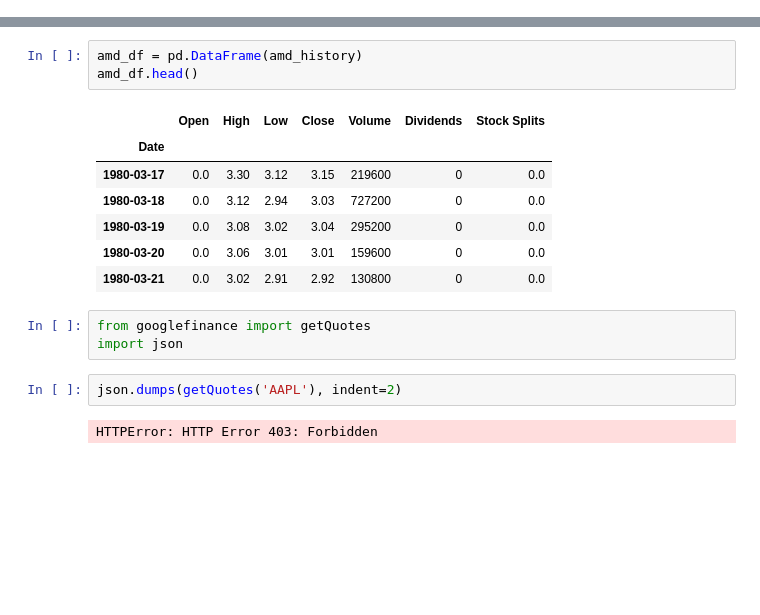
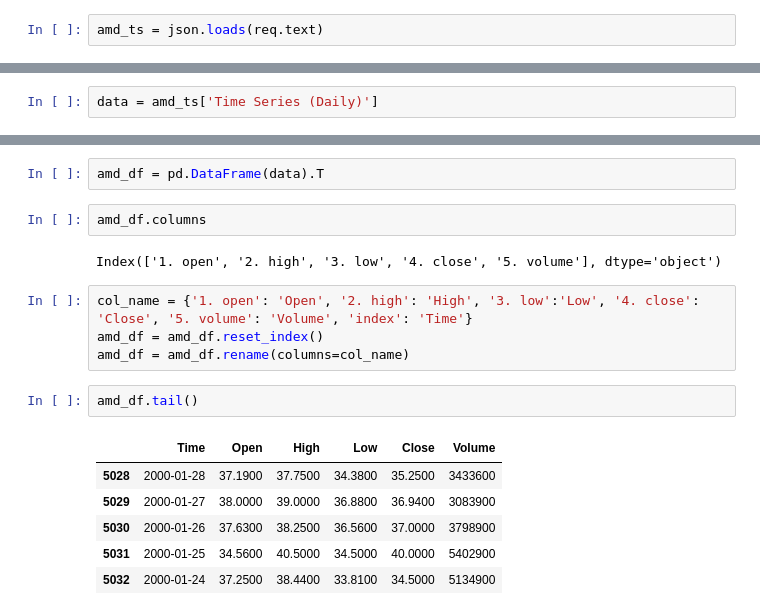
Before and after one commit to Fradley/BigStonks, a Jupyter notebook: DataCollect.ipynb, the cells around one changed output, grey strips where cells are left out. Saved outputs shown, nothing was run; the diff lists cells and outputs as text; blank space fills up the shorter version.

Commit message:
Create automated data process. Implement quick Prophet analysis.

```diff
--- a/DataCollect.ipynb
+++ b/DataCollect.ipynb
@@ -27,0 +18,2 @@ amd_history = amd.history(period='max')
+# %%
+amd_ts = json.loads(req.text)
@@ -27,0 +22,2 @@ amd_history = amd.history(period='max')
+# %%
+data = amd_ts['Time Series (Daily)']
@@ -28,18 +32,19 @@ amd_history = amd.history(period='max')
 # %%
-amd_df = pd.DataFrame(amd_history)
-amd_df.head()
+amd_df = pd.DataFrame(data).T
-# %% [output]
-|  | Open | High | Low | Close | Volume | Dividends | Stock Splits |
-| Date |  |  |  |  |  |  |  |
-| 1980-03-17 | 0.0 | 3.30 | 3.12 | 3.15 | 219600 | 0 | 0.0 |
-| 1980-03-18 | 0.0 | 3.12 | 2.94 | 3.03 | 727200 | 0 | 0.0 |
-| 1980-03-19 | 0.0 | 3.08 | 3.02 | 3.04 | 295200 | 0 | 0.0 |
-| 1980-03-20 | 0.0 | 3.06 | 3.01 | 3.01 | 159600 | 0 | 0.0 |
-| 1980-03-21 | 0.0 | 3.02 | 2.91 | 2.92 | 130800 | 0 | 0.0 |
-# %%
-from googlefinance import getQuotes
-import json
-# %%
-json.dumps(getQuotes('AAPL'), indent=2)
-# %% [output]
-HTTPError: HTTP Error 403: Forbidden
+# %%
+amd_df.columns
+# %% [output]
+Index(['1. open', '2. high', '3. low', '4. close', '5. volume'], dtype='object')
+# %%
+col_name = {'1. open': 'Open', '2. high': 'High', '3. low':'Low', '4. close': 'Close', '5. volume': 'Volume', 'index': 'Time'}
+amd_df = amd_df.reset_index()
+amd_df = amd_df.rename(columns=col_name)
+# %%
+amd_df.tail()
+# %% [output]
+|  | Time | Open | High | Low | Close | Volume |
+| 5028 | 2000-01-28 | 37.1900 | 37.7500 | 34.3800 | 35.2500 | 3433600 |
+| 5029 | 2000-01-27 | 38.0000 | 39.0000 | 36.8800 | 36.9400 | 3083900 |
+| 5030 | 2000-01-26 | 37.6300 | 38.2500 | 36.5600 | 37.0000 | 3798900 |
+| 5031 | 2000-01-25 | 34.5600 | 40.5000 | 34.5000 | 40.0000 | 5402900 |
+| 5032 | 2000-01-24 | 37.2500 | 38.4400 | 33.8100 | 34.5000 | 5134900 |
```
Also changed, not shown: parts of 14 cells of this notebook, 2 other files.
